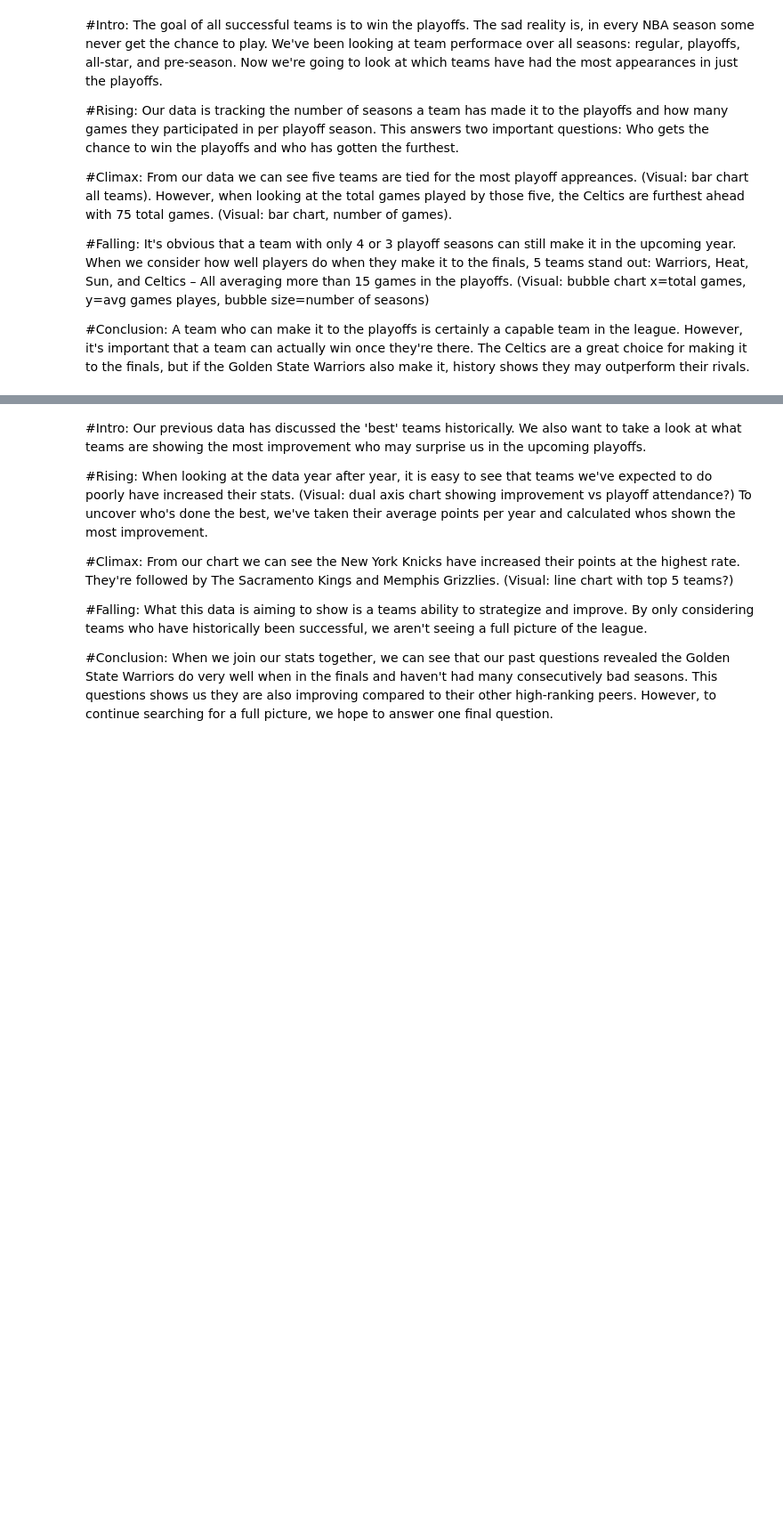
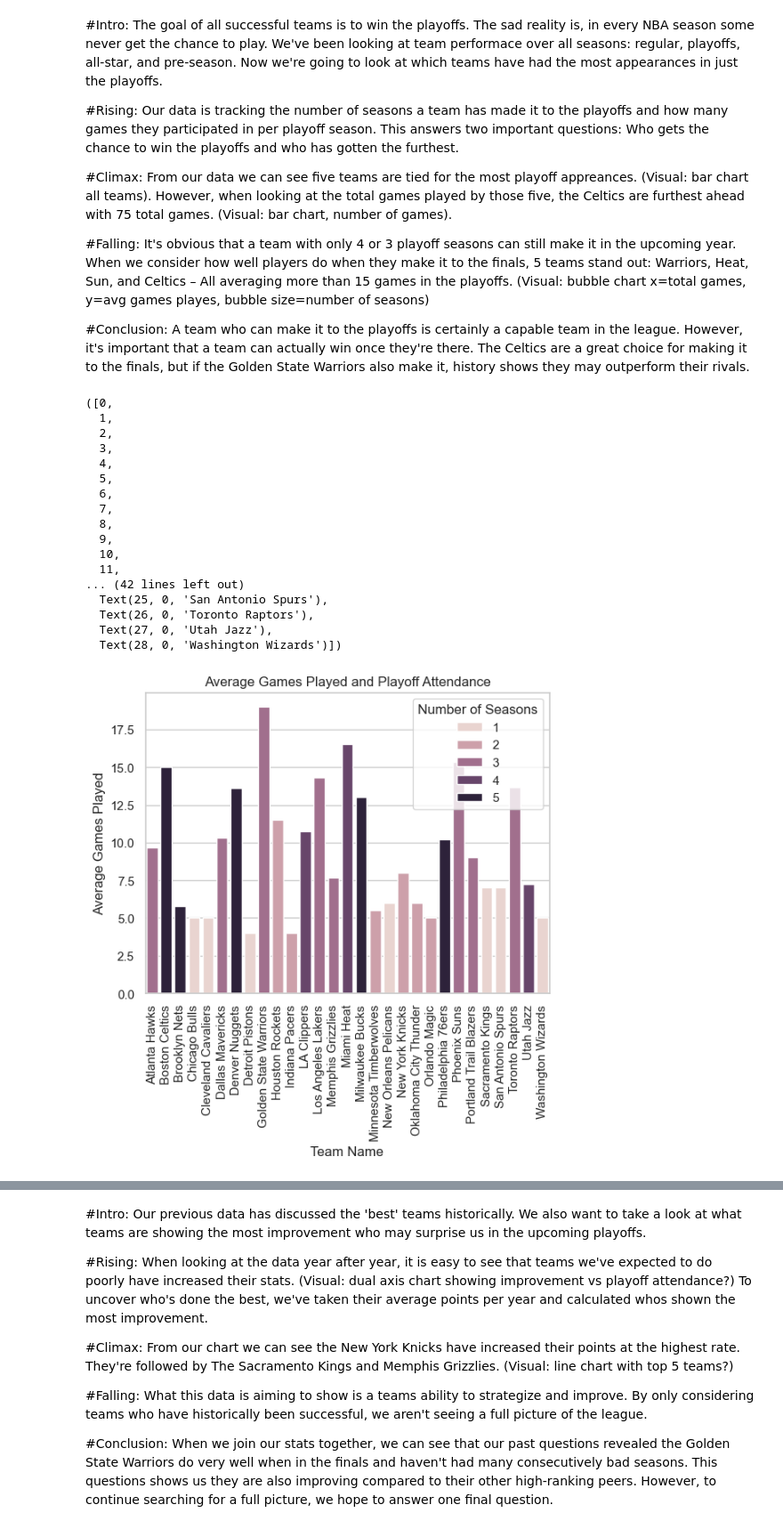
Before and after one commit to thezachdrake/UMD-INST627-Fall2024, a Jupyter notebook: Untitled.ipynb, the cells around one changed output, grey strips where cells are left out. Shown at 89% size. Drawn from its saved outputs; the diff is of its cells as text; code cells hidden in the pictures; blank space fills up the shorter version.

```diff
--- a/Untitled.ipynb
+++ b/Untitled.ipynb
@@ -264,6 +352,32 @@ Playoff appearances and games (2019-2023):
 #Falling: It's obvious that a team with only 4 or 3 playoff seasons can still make it in the upcoming year. When we consider how well players do when they make it to the finals, 5 teams stand out: Warriors, Heat, Sun, and Celtics – All averaging more than 15 games in the playoffs. (Visual: bubble chart x=total games, y=avg games playes, bubble size=number of seasons)
 
 #Conclusion: A team who can make it to the playoffs is certainly a capable team in the league. However, it's important that a team can actually win once they're there. The Celtics are a great choice for making it to the finals, but if the Golden State Warriors also make it, history shows they may outperform their rivals.
+# %%
+ax= sns.barplot(x='team_name', y='avg_games_played', data=playoff_all, hue='seasons')
+ax.set_title('Average Games Played and Playoff Attendance')
+ax.set_ylabel('Average Games Played')
+ax.set_xlabel('Team Name')
+plt.legend(title='Number of Seasons')
+plt.xticks(rotation=90)
+# %% [output]
+([0,
+  1,
+  2,
+  3,
+  4,
+  5,
+  6,
+  7,
+  8,
+  9,
+  10,
+  11,
+... (42 lines left out)
+  Text(25, 0, 'San Antonio Spurs'),
+  Text(26, 0, 'Toronto Raptors'),
+  Text(27, 0, 'Utah Jazz'),
+  Text(28, 0, 'Washington Wizards')])
+[figure, added]
 # %%
 #Question 4: Which teams have shown the greatest improvement over the past five years?
 # extract year from game_date
```
Also changed, not shown: parts of 15 cells of this notebook.
